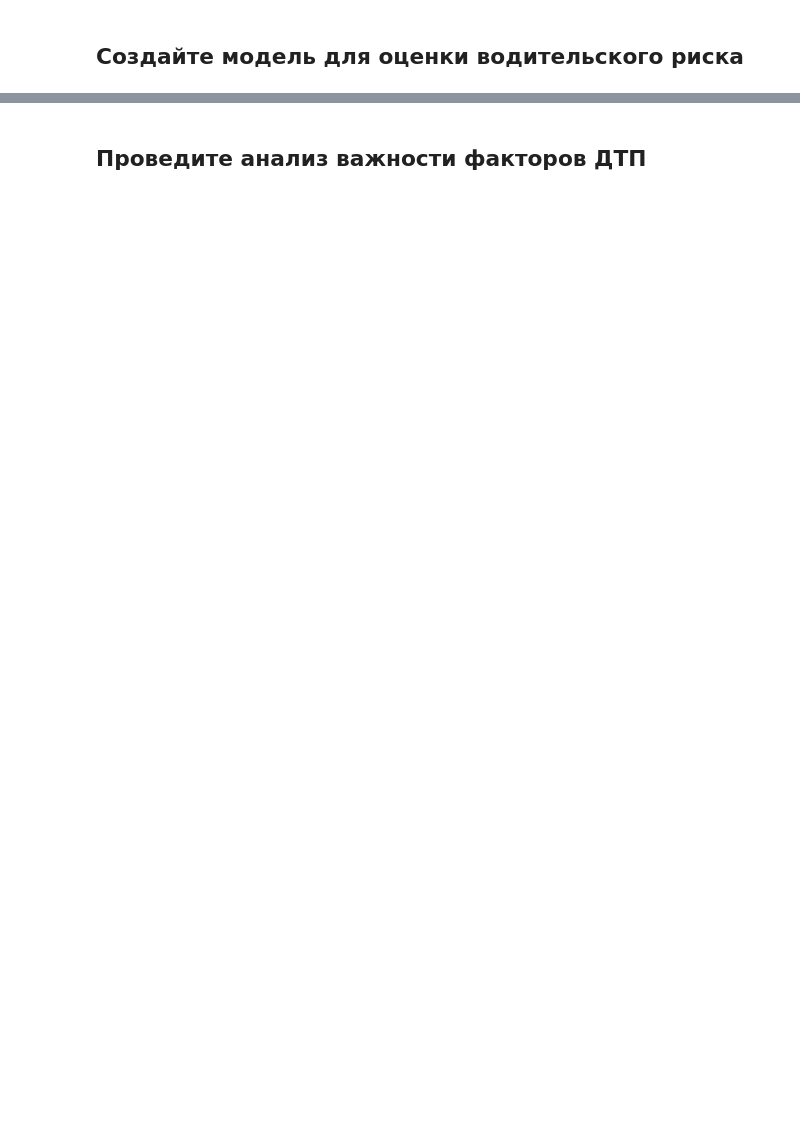
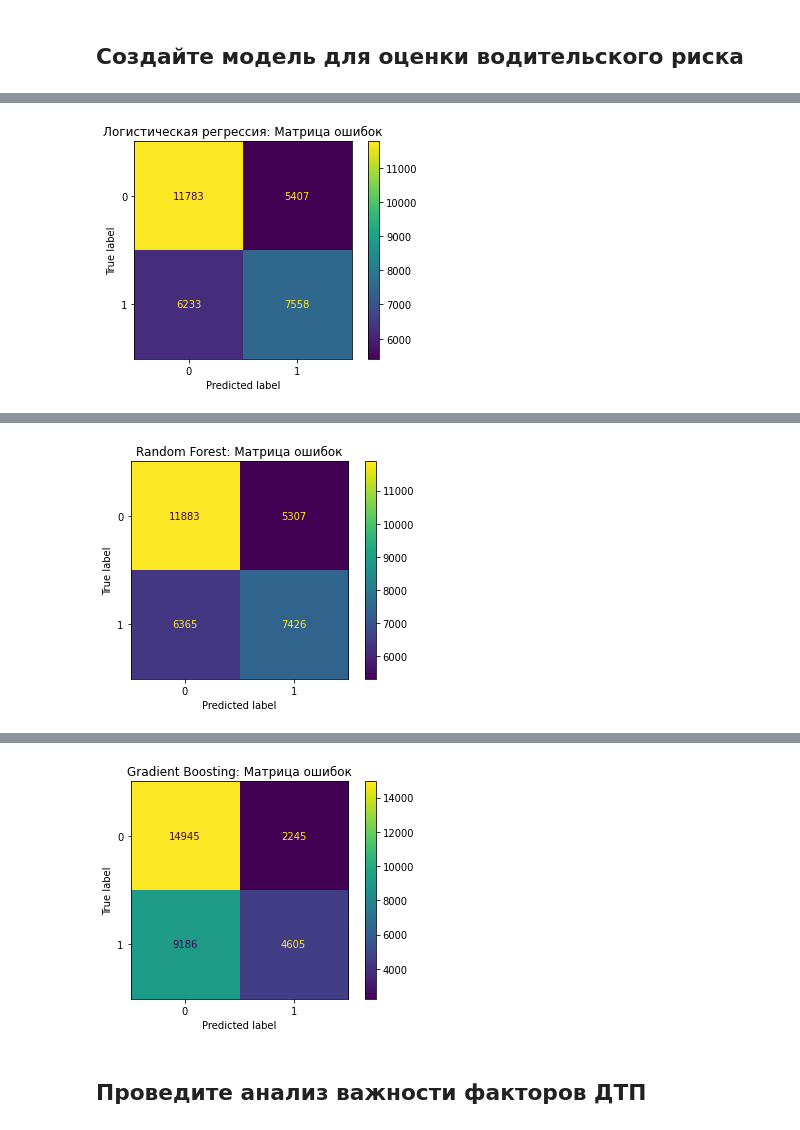
Before and after one commit to vilesova/traffic-accident-prediction-model, a Jupyter notebook: traffic-accident-prediction-model.ipynb, the cells around one changed output, grey strips where cells are left out. Drawn from its saved outputs; the diff is of its cells as text; code cells hidden in the pictures; blank space fills up the shorter version.

```diff
--- a/traffic-accident-prediction-model.ipynb
+++ b/traffic-accident-prediction-model.ipynb
@@ -7,2 +95,17 @@
 # %% [markdown]
 ## Создайте модель для оценки водительского риска
+# %%
+# Запрос для получения данных о водителях автомобилей
+query = """
+SELECT p.case_id, p.party_type, p.party_sobriety, p.at_fault, c.collision_date, c.weather_1, v.vehicle_age
+FROM parties p
+JOIN collisions c ON p.case_id = c.case_id
+JOIN vehicles v ON p.case_id = v.case_id AND p.party_number = v.party_number
+WHERE p.party_type = 'car'
+  AND c.collision_damage != 'SCRATCH'
+  AND EXTRACT(YEAR FROM c.collision_date) = 2012;
+"""
+data_df = pd.read_sql(query, engine)
+
+# Проверка данных
+data_df.head()
@@ -8,0 +119,60 @@
+# %%
+# Определение X и y
+X = data_df[['party_sobriety', 'vehicle_age', 'weather_1']]  # Признаки
+y = data_df['at_fault']  # Целевая переменная
+
+# Импутация пропущенных значений и OneHotEncoder для категориальных признаков
+imputer = SimpleImputer(strategy='most_frequent')
+X_imputed = imputer.fit_transform(X)  # Заменяем пропуски
+
+encoder = OneHotEncoder(handle_unknown='ignore')
+X_encoded = encoder.fit_transform(X_imputed)  # Кодируем категориальные признаки
+
+# Разделение на обучающую и тестовую выборки
+X_train, X_test, y_train, y_test = train_test_split(X_encoded, y, test_size=0.3, random_state=42)
+
+# 1. Логистическая регрессия
+log_model = LogisticRegression(max_iter=100, class_weight='balanced')
+log_model.fit(X_train, y_train)
+y_pred_log = log_model.predict(X_test)
+
+# Оценка логистической регрессии
+print("Logistic Regression Classification Report:")
+print(classification_report(y_test, y_pred_log))
+
+# Матрица ошибок для логистической регрессии
+conf_matrix_log = confusion_matrix(y_test, y_pred_log)
+ConfusionMatrixDisplay(conf_matrix_log).plot()
+plt.title('Логистическая регрессия: Матрица ошибок')
+plt.show()
+
+# 2. Random Forest Classifier
+rf_model = RandomForestClassifier(n_estimators=100, random_state=42, class_weight='balanced')
+rf_model.fit(X_train, y_train)
+y_pred_rf = rf_model.predict(X_test)
+
+# Оценка Random Forest
+print("Random Forest Classification Report:")
+print(classification_report(y_test, y_pred_rf))
+
+# Матрица ошибок для Random Forest
+conf_matrix_rf = confusion_matrix(y_test, y_pred_rf)
+ConfusionMatrixDisplay(conf_matrix_rf).plot()
+plt.title('Random Forest: Матрица ошибок')
+plt.show()
+
+# 3. Gradient Boosting Classifier
+gb_model = GradientBoostingClassifier(n_estimators=100, random_state=42)
+gb_model.fit(X_train, y_train)
+y_pred_gb = gb_model.predict(X_test)
+
+# Оценка Gradient Boosting
+print("Gradient Boosting Classification Report:")
+print(classification_report(y_test, y_pred_gb))
+
+# Матрица ошибок для Gradient Boosting
+conf_matrix_gb = confusion_matrix(y_test, y_pred_gb)
+ConfusionMatrixDisplay(conf_matrix_gb).plot()
+plt.title('Gradient Boosting: Матрица ошибок')
+plt.show()
+# %% [output]
@@ -8,0 +188 @@
+[figure, added]
@@ -8,0 +198 @@
+[figure, added]
@@ -9,2 +208,3 @@
+[figure, added]
 # %% [markdown]
 ## Проведите анализ важности факторов ДТП
```
Also changed, not shown: parts of 9 cells of this notebook.
